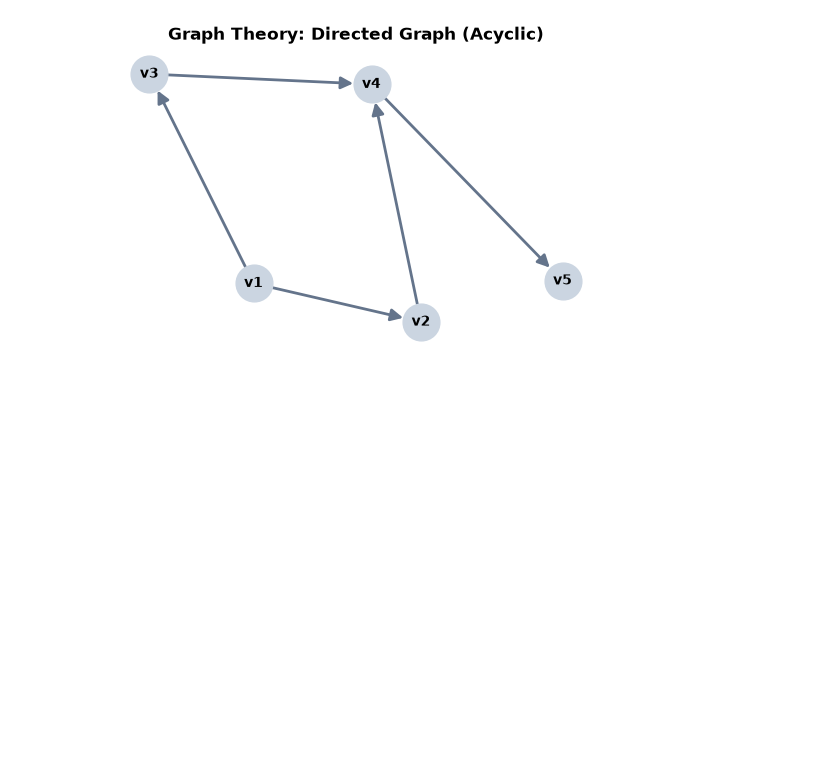
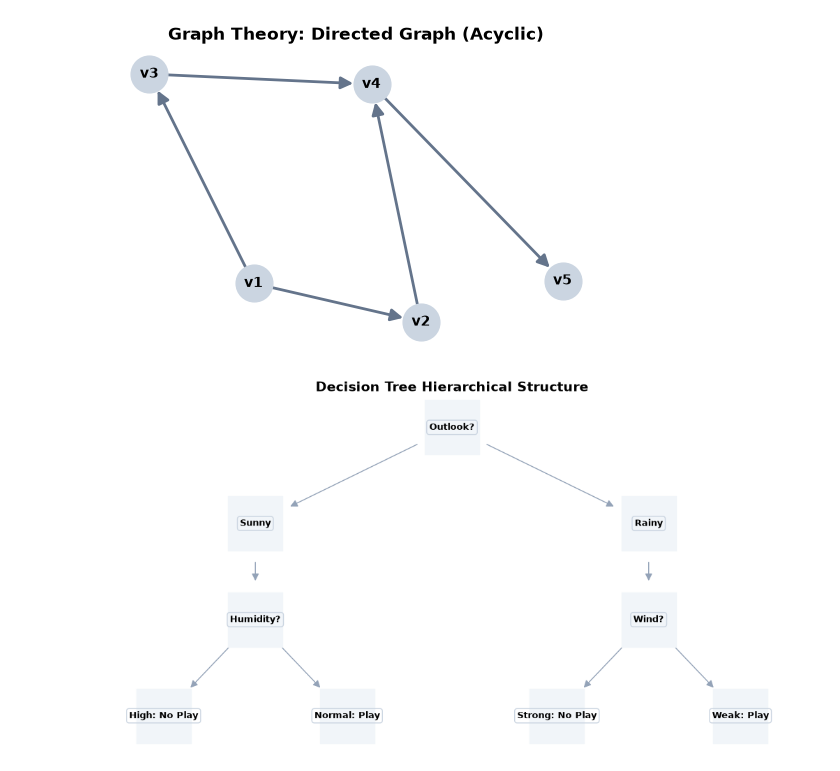
Before and after one commit to larinpaul/LaTeX_Typst_DS_Metrics, a Jupyter notebook: TEST_1.ipynb, the cells around one changed output. Drawn from its saved outputs; the diff is of its cells as text; code cells hidden in the pictures; blank space fills up the shorter version.

Commit message:
# 4. Decision Trees (Python Code Cell) # To render a clear hierarchical decision tree rather than a tangled web, # we can hardcode spatial (x,y) coordinates into a networkx dictionary. # This simulates a top-down tree generation process.
import networkx as nx
import matplotlib.pyplot as plt

T = nx.DiGraph()

# Tree edges: Parent Node -> Child Node
T.add_edges_from([
    ('Outlook?', 'Sunny'), ('Outlook?', 'Rainy'),
    ('Sunny', 'Humidity?'), ('Humidity?', 'High: No Play'), ('Humidity?', 'Normal: Play'),
    ('Rainy', 'Wind?'), ('Wind?', 'Strong: No Play'), ('Wind?', 'Weak: Play')
])

# Precise (X, Y) coordinates mapping to force a hierarchical tree look
pos = {
    'Outlook?': (0, 2),
    'Sunny': (-1.5, 1), 'Rainy': (1.5, 1),
    'Humidity?': (-1.5, 0), 'Wind?': (1.5, 0),
    'High: No Play': (-2.2, -1), 'Normal: Play': (-0.8, -1),
    'Strong: No Play': (0.8, -1), 'Weak: Play': (2.2, -1)
}

plt.figure(figsize=(10, 5))

# Draw rectangular box nodes for decisions ('s' stsnds for squares)
nx.draw(T, pos, with_labels=True, node_size=3200, node_color='#f1f5f9',
        font_size=9, font_weight='bold', edge_color='#94a3b8',
        arrows=True, arrowsize=15, node_shape='s',
        bbox=dict(facecolor='none', edgecolor='#cbd5e1',boxstyle='round,pad=0.3'))

plt.title("Decision Tree Hierarchical Structure", fontsize=14, fontweight='bold')
plt.show()

```diff
--- a/TEST_1.ipynb
+++ b/TEST_1.ipynb
@@ -252,3 +252,42 @@ plt.title("Graph Theory: Directed Graph (Acyclic)", fontsize=12, fontweight='bol
 plt.show()
 # %% [output]
 [figure]
+# %%
+# 4. Decision Trees (Python Code Cell)
+# To render a clear hierarchical decision tree rather than a tangled web,
+# we can hardcode spatial (x,y) coordinates into a networkx dictionary.
+# This simulates a top-down tree generation process.
+
+import networkx as nx
+import matplotlib.pyplot as plt
+
+T = nx.DiGraph()
+
+# Tree edges: Parent Node -> Child Node
+T.add_edges_from([
+    ('Outlook?', 'Sunny'), ('Outlook?', 'Rainy'),
+    ('Sunny', 'Humidity?'), ('Humidity?', 'High: No Play'), ('Humidity?', 'Normal: Play'),
+    ('Rainy', 'Wind?'), ('Wind?', 'Strong: No Play'), ('Wind?', 'Weak: Play')
+])
+
+# Precise (X, Y) coordinates mapping to force a hierarchical tree look
+pos = {
+    'Outlook?': (0, 2),
+    'Sunny': (-1.5, 1), 'Rainy': (1.5, 1),
+    'Humidity?': (-1.5, 0), 'Wind?': (1.5, 0),
+    'High: No Play': (-2.2, -1), 'Normal: Play': (-0.8, -1),
+    'Strong: No Play': (0.8, -1), 'Weak: Play': (2.2, -1)
+}
+
+plt.figure(figsize=(10, 5))
+
+# Draw rectangular box nodes for decisions ('s' stsnds for squares)
+nx.draw(T, pos, with_labels=True, node_size=3200, node_color='#f1f5f9',
+        font_size=9, font_weight='bold', edge_color='#94a3b8',
+        arrows=True, arrowsize=15, node_shape='s',
+        bbox=dict(facecolor='none', edgecolor='#cbd5e1',boxstyle='round,pad=0.3'))
+
+plt.title("Decision Tree Hierarchical Structure", fontsize=14, fontweight='bold')
+plt.show()
+# %% [output]
+[figure, added]
```
